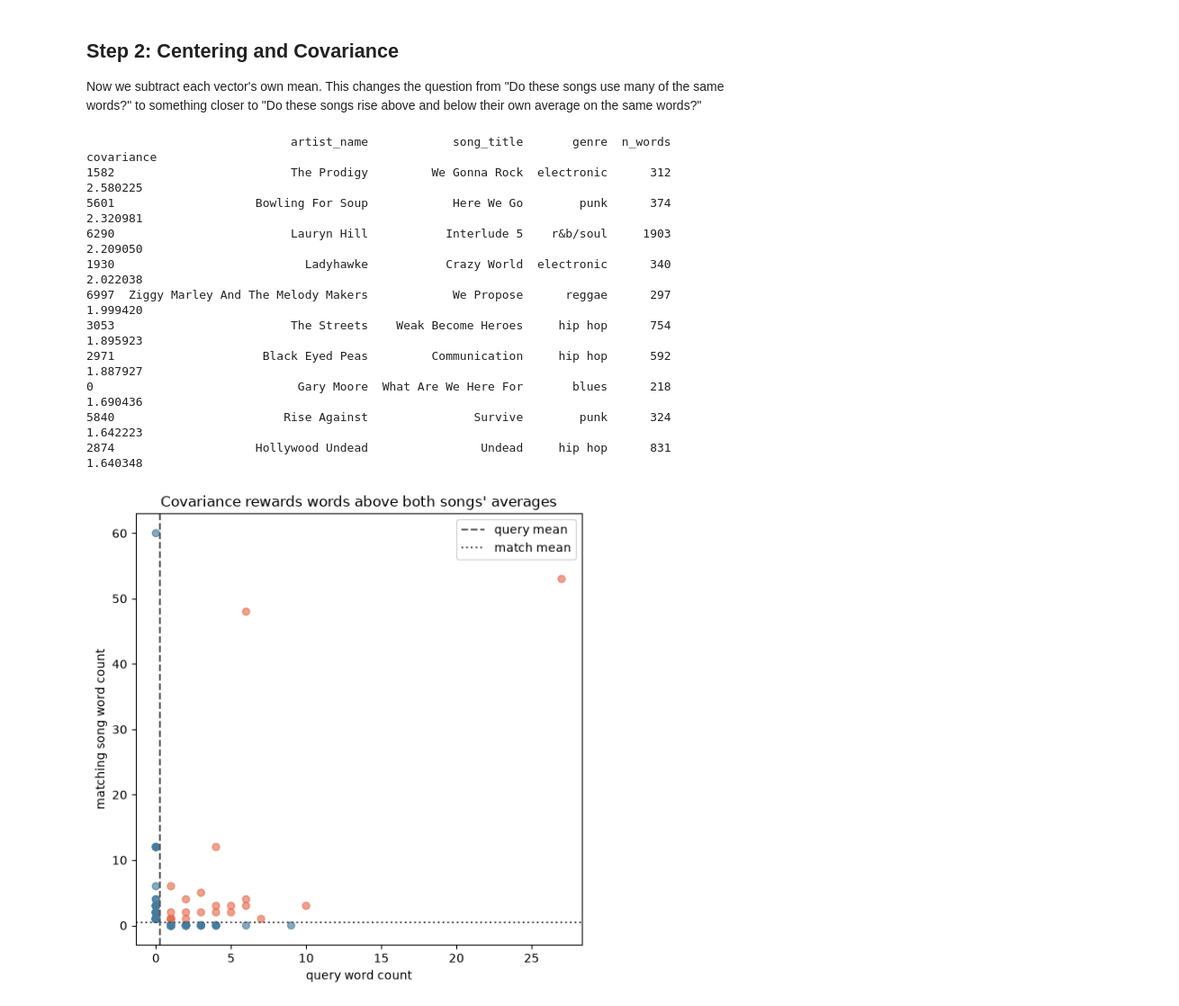
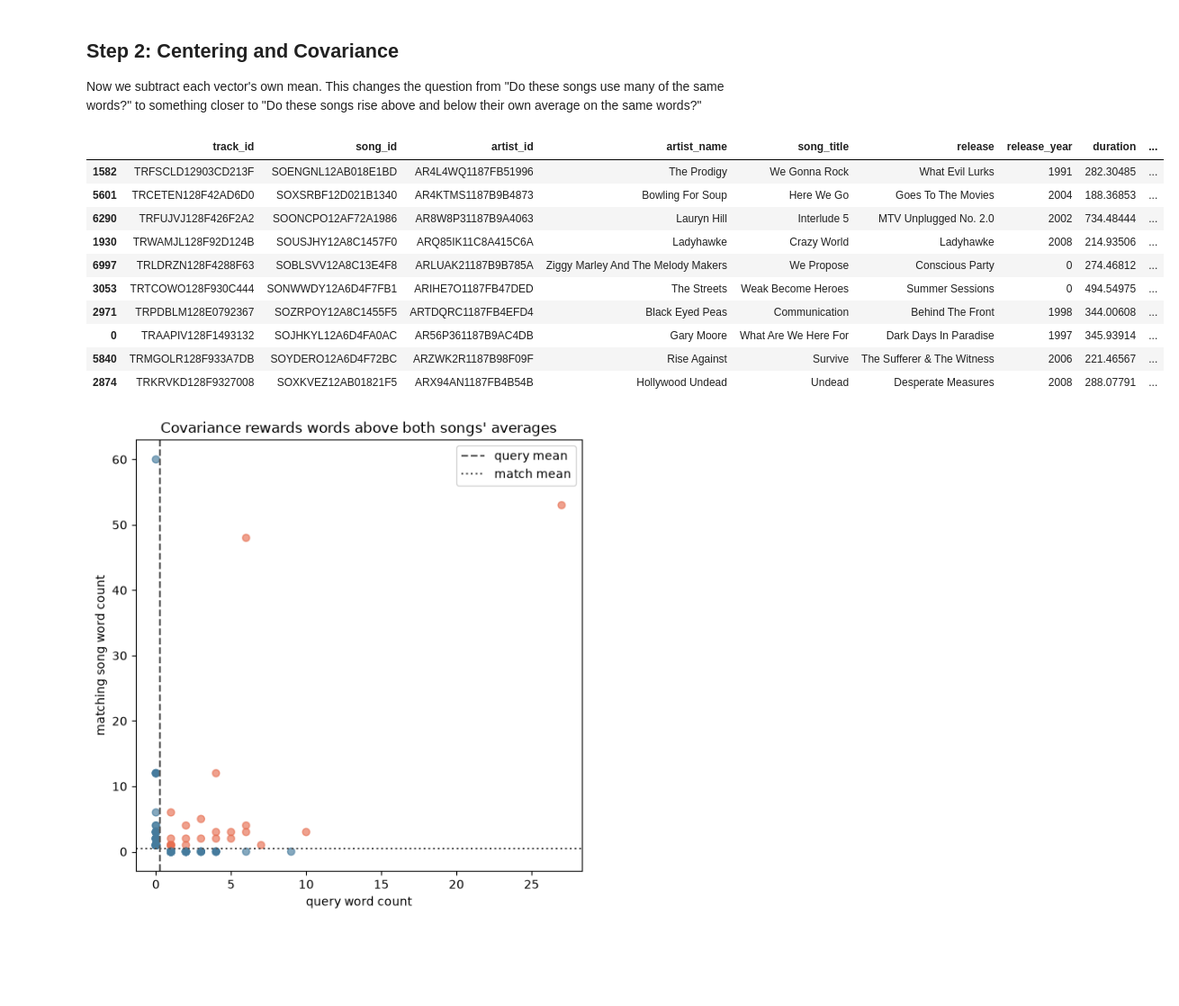
Before and after one commit to Conor1123/uu_vectors_and_matrices, a Jupyter notebook: Thursday Lab/lab_01.ipynb, the cells around one changed output. Shown at 90% size. Drawn from its saved outputs; the diff is of its cells as text; code cells hidden in the pictures; blank space fills up the shorter version.

```diff
--- a/Thursday Lab/lab_01.ipynb
+++ b/Thursday Lab/lab_01.ipynb
@@ -223,29 +223,26 @@ Now we subtract each vector's own mean. This changes the question from "Do these
 # %%
 query_centered = query - query.mean()
 X_centered = X - X.mean(axis=1, keepdims=True)
 
 centered_dot_scores = X_centered @ query_centered
 covariance_scores = centered_dot_scores / X.shape[1]
 
 cov_results = songs[meta_cols].copy()
 cov_results["centered_dot"] = centered_dot_scores
 cov_results["covariance"] = covariance_scores
 cov_results.sort_values("covariance", ascending=False).head(10)
-
-top_cov = cov_results.sort_values("covariance", ascending=False).head(10)
-print(top_cov[["artist_name", "song_title", "genre", "n_words", "covariance"]].to_string())
 # %% [output]
-                             artist_name            song_title       genre  n_words  covariance
-1582                         The Prodigy         We Gonna Rock  electronic      312    2.580225
-5601                    Bowling For Soup            Here We Go        punk      374    2.320981
-6290                         Lauryn Hill           Interlude 5    r&b/soul     1903    2.209050
-1930                           Ladyhawke           Crazy World  electronic      340    2.022038
-6997  Ziggy Marley And The Melody Makers            We Propose      reggae      297    1.999420
-3053                         The Streets    Weak Become Heroes     hip hop      754    1.895923
-2971                     Black Eyed Peas         Communication     hip hop      592    1.887927
-0                             Gary Moore  What Are We Here For       blues      218    1.690436
-5840                        Rise Against               Survive        punk      324    1.642223
-2874                    Hollywood Undead                Undead     hip hop      831    1.640348
+|  | track_id | song_id | artist_id | artist_name | song_title | release | release_year | duration | ... |
+| 1582 | TRFSCLD12903CD213F | SOENGNL12AB018E1BD | AR4L4WQ1187FB51996 | The Prodigy | We Gonna Rock | What Evil Lurks | 1991 | 282.30485 | ... |
+| 5601 | TRCETEN128F42AD6D0 | SOXSRBF12D021B1340 | AR4KTMS1187B9B4873 | Bowling For Soup | Here We Go | Goes To The Movies | 2004 | 188.36853 | ... |
+| 6290 | TRFUJVJ128F426F2A2 | SOONCPO12AF72A1986 | AR8W8P31187B9A4063 | Lauryn Hill | Interlude 5 | MTV Unplugged No. 2.0 | 2002 | 734.48444 | ... |
+| 1930 | TRWAMJL128F92D124B | SOUSJHY12A8C1457F0 | ARQ85IK11C8A415C6A | Ladyhawke | Crazy World | Ladyhawke | 2008 | 214.93506 | ... |
+| 6997 | TRLDRZN128F4288F63 | SOBLSVV12A8C13E4F8 | ARLUAK21187B9B785A | Ziggy Marley And The Melody Makers | We Propose | Conscious Party | 0 | 274.46812 | ... |
+| 3053 | TRTCOWO128F930C444 | SONWWDY12A6D4F7FB1 | ARIHE7O1187FB47DED | The Streets | Weak Become Heroes | Summer Sessions | 0 | 494.54975 | ... |
+| 2971 | TRPDBLM128E0792367 | SOZRPOY12A8C1455F5 | ARTDQRC1187FB4EFD4 | Black Eyed Peas | Communication | Behind The Front | 1998 | 344.00608 | ... |
+| 0 | TRAAPIV128F1493132 | SOJHKYL12A6D4FA0AC | AR56P361187B9AC4DB | Gary Moore | What Are We Here For | Dark Days In Paradise | 1997 | 345.93914 | ... |
+| 5840 | TRMGOLR128F933A7DB | SOYDERO12A6D4F72BC | ARZWK2R1187B98F09F | Rise Against | Survive | The Sufferer & The Witness | 2006 | 221.46567 | ... |
+| 2874 | TRKRVKD128F9327008 | SOXKVEZ12AB01821F5 | ARX94AN1187FB4B54B | Hollywood Undead | Undead | Desperate Measures | 2008 | 288.07791 | ... |
 # %%
 # Visual check: centering moves each song's average word count to zero.
 comparison_idx = np.argsort(covariance_scores)[-2]
```
Also changed, not shown: parts of 4 cells of this notebook, 1 other file.
